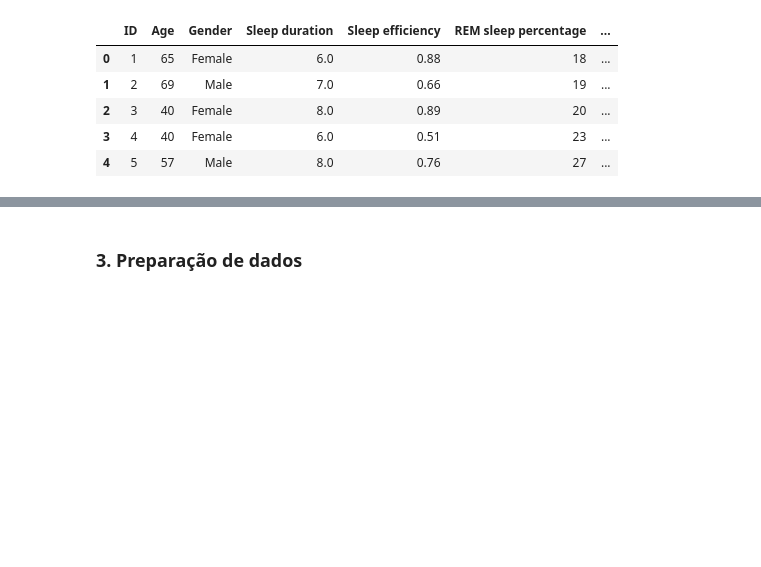
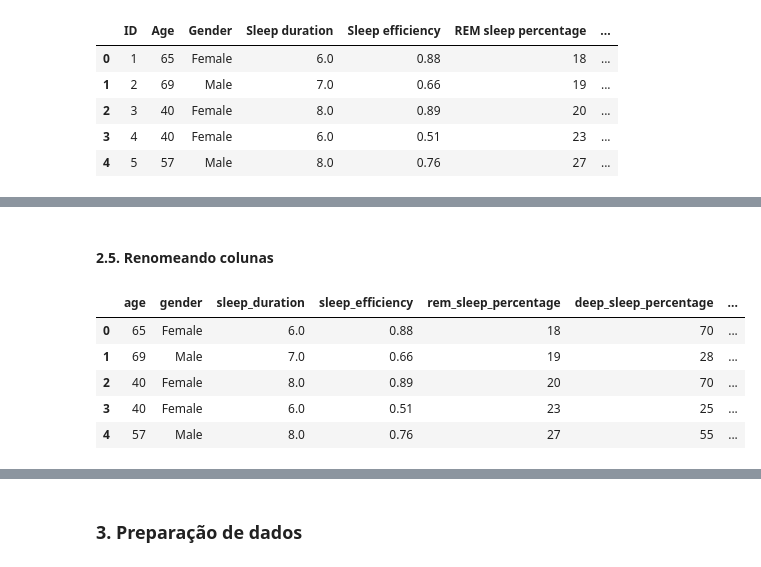
Before and after one commit to KesavaS2/Kesava_Menezes, a Jupyter notebook: notebooks/ 02-comparative_analysis.ipynb, the cells around one changed output, grey strips where cells are left out. Drawn from its saved outputs; the diff is of its cells as text; code cells hidden in the pictures; blank space fills up the shorter version.

```diff
--- a/notebooks/ 02-comparative_analysis.ipynb
+++ b/notebooks/ 02-comparative_analysis.ipynb
@@ -286,0 +443,20 @@ display(df.head().round(2))
+# %% [markdown]
+#### 2.5. Renomeando colunas
+# %%
+# Renomeando a coluna Caffeine consumption para incluir a unidade de medida em mg
+
+df.rename(columns={
+   'Caffeine consumption': 'caffeine_consumption_mg',
+}, inplace=True)
+
+# Renomeando todas as colunas no padrão snake_case
+df.columns = [col.replace(' ', '_').lower() for col in df.columns]
+
+display(df.head())
+# %% [output]
+|  | age | gender | sleep_duration | sleep_efficiency | rem_sleep_percentage | deep_sleep_percentage | ... |
+| 0 | 65 | Female | 6.0 | 0.88 | 18 | 70 | ... |
+| 1 | 69 | Male | 7.0 | 0.66 | 19 | 28 | ... |
+| 2 | 40 | Female | 8.0 | 0.89 | 20 | 70 | ... |
+| 3 | 40 | Female | 6.0 | 0.51 | 23 | 25 | ... |
+| 4 | 57 | Male | 8.0 | 0.76 | 27 | 55 | ... |
```
Also changed, not shown: parts of 51 cells of this notebook.
